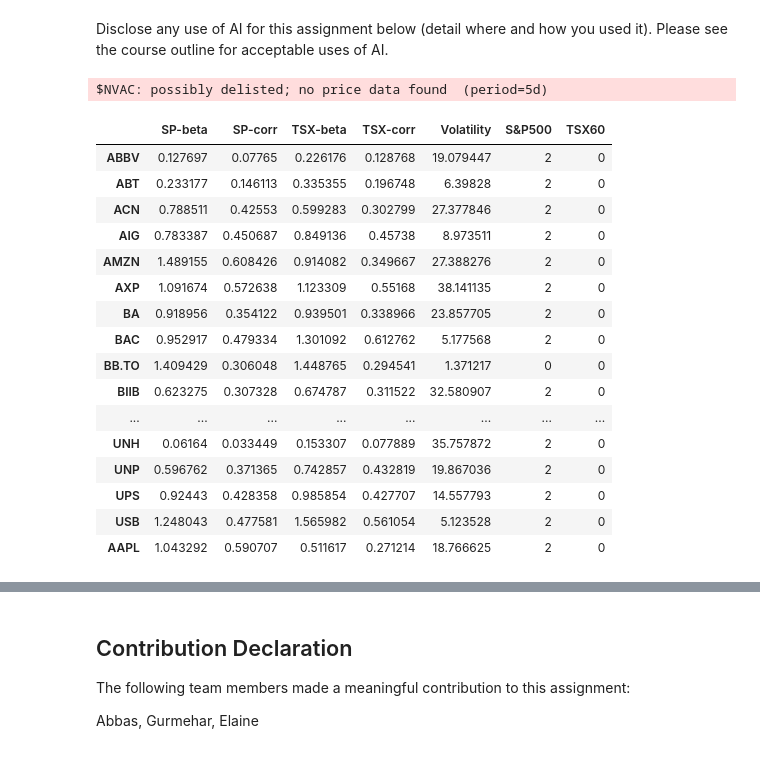
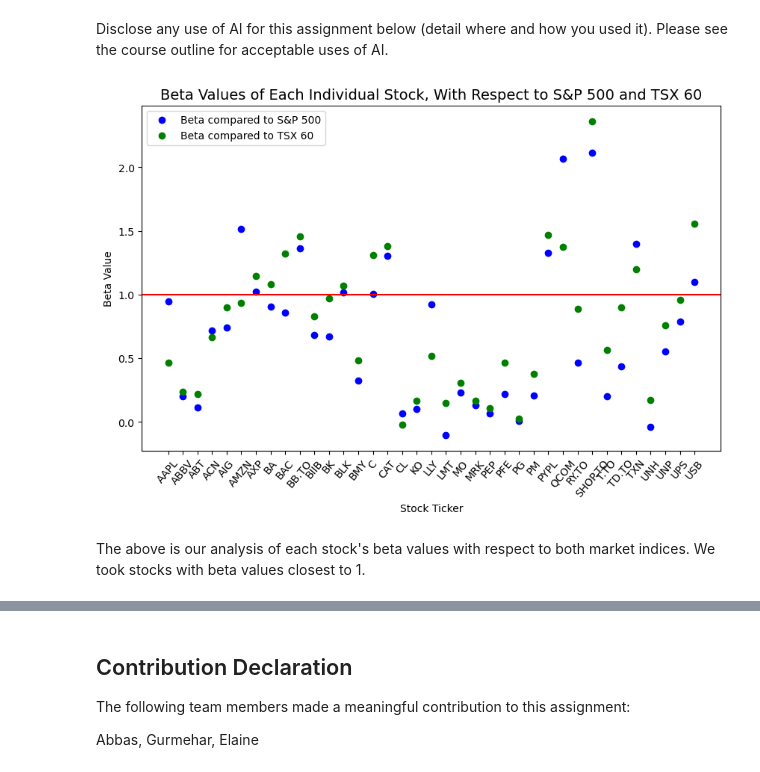
Before and after one commit to gsaujla/Robo-Advising, a Jupyter notebook: Team_08_Assignment.ipynb, the cells around one changed output, grey strips where cells are left out. Cells and saved outputs as stored; diff of their text form; code cells hidden in the pictures.

```diff
--- a/Team_08_Assignment.ipynb
+++ b/Team_08_Assignment.ipynb
@@ -21,28 +21,33 @@ import cvxpy as cp
 # %% [markdown]
 Disclose any use of AI for this assignment below (detail where and how you used it).  Please see the course outline for acceptable uses of AI.
 # %%
-tickers_file_name = "Tickers_Example.csv"
-tickers_file_original = pd.read_csv(tickers_file_name , header = None, names=['Ticker'])
+# tickers_file_name = "Tickers_Example.csv"
+# tickers_file_original = pd.read_csv(tickers_file_path , header = None, names=['Ticker'])
+tickers_file_path = "Tickers_Example.csv"
+tickers_file_original = pd.read_csv(tickers_file_path , header = None, names=['Ticker'])
 
-start_date_clean = "2023-10-01"
-end_date_clean = "2024-09-30"
+start_date = "2023-10-01"
+end_date = "2024-09-30"
 drop_tickers = []
 
+
+# clearning function to get rid of invalid tickers
 for tick in tickers_file_original['Ticker']:
 
     try:
-
         ticker = yf.Ticker(tick)
 
+        # drop ticker if it is not a stock
         if ticker.info['quoteType'] != 'EQUITY':
             drop_tickers.append(tick)
             continue
 
+        # drop ticker if it is not US/Canada based
         if ticker.fast_info.get('currency') not in ['USD', 'CAD']:
             drop_tickers.append(tick)
             continue
 
-        history = ticker.history(start = start_date_clean, end = end_date_clean)
+        history = ticker.history(start = start_date, end = end_date)
 
         trading_days = history['Volume'].resample('ME').count()
         volume = history['Volume'].resample('ME').sum()
@@ -50,6 +55,7 @@ for tick in tickers_file_original['Ticker']:
         volume = volume[volume.index==trading_days.index]
         monthly_volume = volume.mean()
 
+        # drop stock if monthly volumn is less than 100k
         if monthly_volume<100000:
             drop_tickers.append(tick)
 
@@ -61,13 +67,8 @@ tickers_file_original.drop(tickers_file_original[tickers_file_original["Ticker"]
 tickers_file_original = tickers_file_original.drop_duplicates(subset=['Ticker'], keep='last')
 tickers_file_original = tickers_file_original.reset_index(drop=True)
 tickers_file_original.index = tickers_file_original.index + 1
-# %% [output]
-$NVAC: possibly delisted; no price data found  (period=5d)
 # %%
 # take exchange rates from yfinance
-start_date = "2023-04-02"
-end_date = "2024-09-30"
-
 exchange = 'USDCAD=X'
 exchange_ticker = yf.Ticker(exchange)
 exchange_rate = exchange_ticker.history(interval = '1mo', start=start_date, end=end_date)["Close"]
@@ -170,24 +190,21 @@ for i in stocks:
                         + metrics.loc[i, 'S&P500'] + metrics.loc[i, 'TSX60'] - (0.05 * volatility),2)
     except:
         continue
-# %%
-metrics
-# %% [output]
-|  | SP-beta | SP-corr | TSX-beta | TSX-corr | Volatility | S&P500 | TSX60 |
-| ABBV | 0.127697 | 0.07765 | 0.226176 | 0.128768 | 19.079447 | 2 | 0 |
-| ABT | 0.233177 | 0.146113 | 0.335355 | 0.196748 | 6.39828 | 2 | 0 |
-| ACN | 0.788511 | 0.42553 | 0.599283 | 0.302799 | 27.377846 | 2 | 0 |
-| AIG | 0.783387 | 0.450687 | 0.849136 | 0.45738 | 8.973511 | 2 | 0 |
-| AMZN | 1.489155 | 0.608426 | 0.914082 | 0.349667 | 27.388276 | 2 | 0 |
-| AXP | 1.091674 | 0.572638 | 1.123309 | 0.55168 | 38.141135 | 2 | 0 |
-| BA | 0.918956 | 0.354122 | 0.939501 | 0.338966 | 23.857705 | 2 | 0 |
-| BAC | 0.952917 | 0.479334 | 1.301092 | 0.612762 | 5.177568 | 2 | 0 |
-| BB.TO | 1.409429 | 0.306048 | 1.448765 | 0.294541 | 1.371217 | 0 | 0 |
-| BIIB | 0.623275 | 0.307328 | 0.674787 | 0.311522 | 32.580907 | 2 | 0 |
-| ... | ... | ... | ... | ... | ... | ... | ... |
-| UNH | 0.06164 | 0.033449 | 0.153307 | 0.077889 | 35.757872 | 2 | 0 |
-| UNP | 0.596762 | 0.371365 | 0.742857 | 0.432819 | 19.867036 | 2 | 0 |
-| UPS | 0.92443 | 0.428358 | 0.985854 | 0.427707 | 14.557793 | 2 | 0 |
-| USB | 1.248043 | 0.477581 | 1.565982 | 0.561054 | 5.123528 | 2 | 0 |
-| AAPL | 1.043292 | 0.590707 | 0.511617 | 0.271214 | 18.766625 | 2 | 0 |
+# %%
+plt.figure(figsize=(10, 6))
+plt.xticks(rotation = 50)
+plt.axhline(y=1, color = 'red')
+plt.scatter(metrics.index, metrics['SP-beta'], label='Beta compared to S&P 500', color='blue')
+plt.scatter(metrics.index, metrics['TSX-beta'], label='Beta compared to TSX 60', color = 'green')
+plt.ylabel("Beta Value")
+plt.xlabel("Stock Ticker")
+
+plt.title("Beta Values of Each Individual Stock, With Respect to S&P 500 and TSX 60", fontsize=14)
+plt.legend(loc="upper left", fontsize=10)
+
+plt.show()
+# %% [output]
+[figure, added]
+# %% [markdown]
+The above is our analysis of each stock's beta values with respect to both market indices. We took stocks with beta values closest to 1.
 # %%
```
Also changed, not shown: parts of 13 cells of this notebook.
